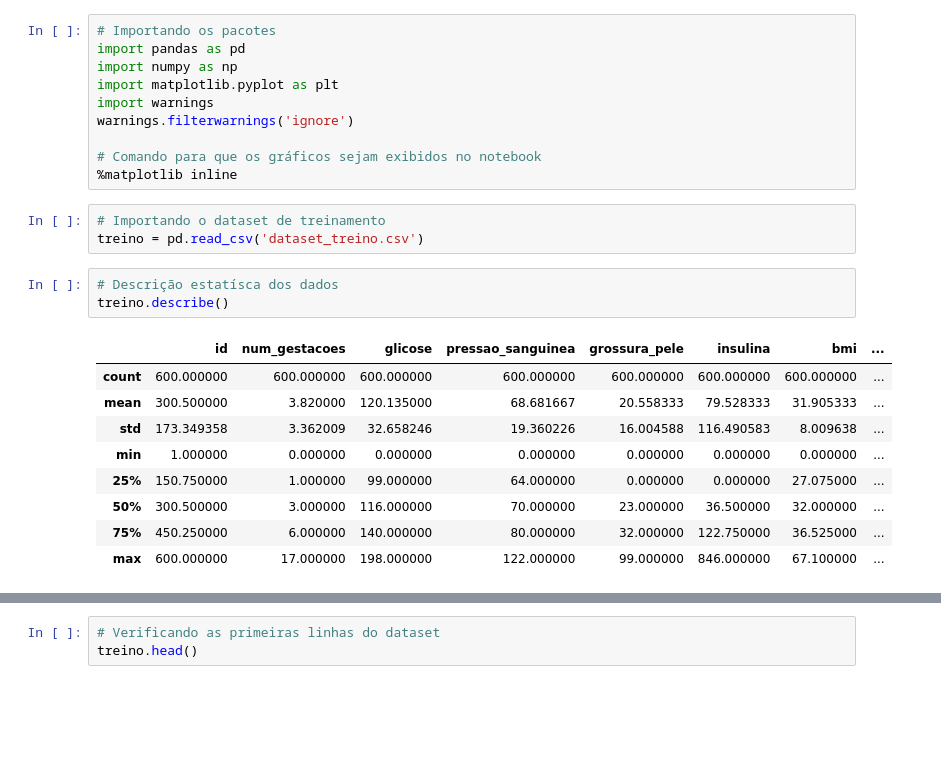
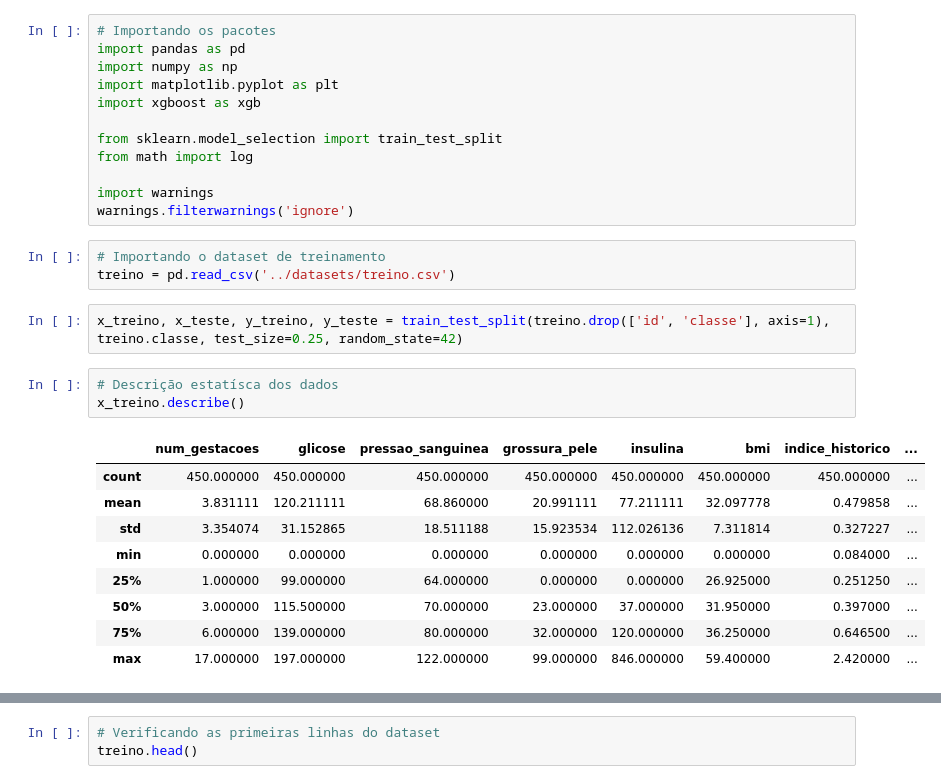
Before and after one commit to SamuelBaptista/ia-doctor, a Jupyter notebook: src/datasets.ipynb, the cells around one changed output, grey strips where cells are left out. Drawn from its saved outputs; the diff is of its cells as text; blank space fills up the shorter version.

```diff
--- a/src/datasets.ipynb
+++ b/src/datasets.ipynb
@@ -3,24 +3,28 @@
 import pandas as pd
 import numpy as np
 import matplotlib.pyplot as plt
+import xgboost as xgb
+
+from sklearn.model_selection import train_test_split
+from math import log
+
 import warnings
 warnings.filterwarnings('ignore')
-
-# Comando para que os gráficos sejam exibidos no notebook
-%matplotlib inline
 # %%
 # Importando o dataset de treinamento
-treino = pd.read_csv('dataset_treino.csv')
+treino = pd.read_csv('../datasets/treino.csv')
+# %%
+x_treino, x_teste, y_treino, y_teste = train_test_split(treino.drop(['id', 'classe'], axis=1), treino.classe, test_size=0.25, random_state=42)
 # %%
 # Descrição estatísca dos dados
-treino.describe()
+x_treino.describe()
 # %% [output]
-|  | id | num_gestacoes | glicose | pressao_sanguinea | grossura_pele | insulina | bmi | ... |
-| count | 600.000000 | 600.000000 | 600.000000 | 600.000000 | 600.000000 | 600.000000 | 600.000000 | ... |
-| mean | 300.500000 | 3.820000 | 120.135000 | 68.681667 | 20.558333 | 79.528333 | 31.905333 | ... |
-| std | 173.349358 | 3.362009 | 32.658246 | 19.360226 | 16.004588 | 116.490583 | 8.009638 | ... |
-| min | 1.000000 | 0.000000 | 0.000000 | 0.000000 | 0.000000 | 0.000000 | 0.000000 | ... |
-| 25% | 150.750000 | 1.000000 | 99.000000 | 64.000000 | 0.000000 | 0.000000 | 27.075000 | ... |
-| 50% | 300.500000 | 3.000000 | 116.000000 | 70.000000 | 23.000000 | 36.500000 | 32.000000 | ... |
-| 75% | 450.250000 | 6.000000 | 140.000000 | 80.000000 | 32.000000 | 122.750000 | 36.525000 | ... |
-| max | 600.000000 | 17.000000 | 198.000000 | 122.000000 | 99.000000 | 846.000000 | 67.100000 | ... |
+|  | num_gestacoes | glicose | pressao_sanguinea | grossura_pele | insulina | bmi | indice_historico | ... |
+| count | 450.000000 | 450.000000 | 450.000000 | 450.000000 | 450.000000 | 450.000000 | 450.000000 | ... |
+| mean | 3.831111 | 120.211111 | 68.860000 | 20.991111 | 77.211111 | 32.097778 | 0.479858 | ... |
+| std | 3.354074 | 31.152865 | 18.511188 | 15.923534 | 112.026136 | 7.311814 | 0.327227 | ... |
+| min | 0.000000 | 0.000000 | 0.000000 | 0.000000 | 0.000000 | 0.000000 | 0.084000 | ... |
+| 25% | 1.000000 | 99.000000 | 64.000000 | 0.000000 | 0.000000 | 26.925000 | 0.251250 | ... |
+| 50% | 3.000000 | 115.500000 | 70.000000 | 23.000000 | 37.000000 | 31.950000 | 0.397000 | ... |
+| 75% | 6.000000 | 139.000000 | 80.000000 | 32.000000 | 120.000000 | 36.250000 | 0.646500 | ... |
+| max | 17.000000 | 197.000000 | 122.000000 | 99.000000 | 846.000000 | 59.400000 | 2.420000 | ... |
```
Also changed, not shown: parts of 4 cells of this notebook, 5 other files.
